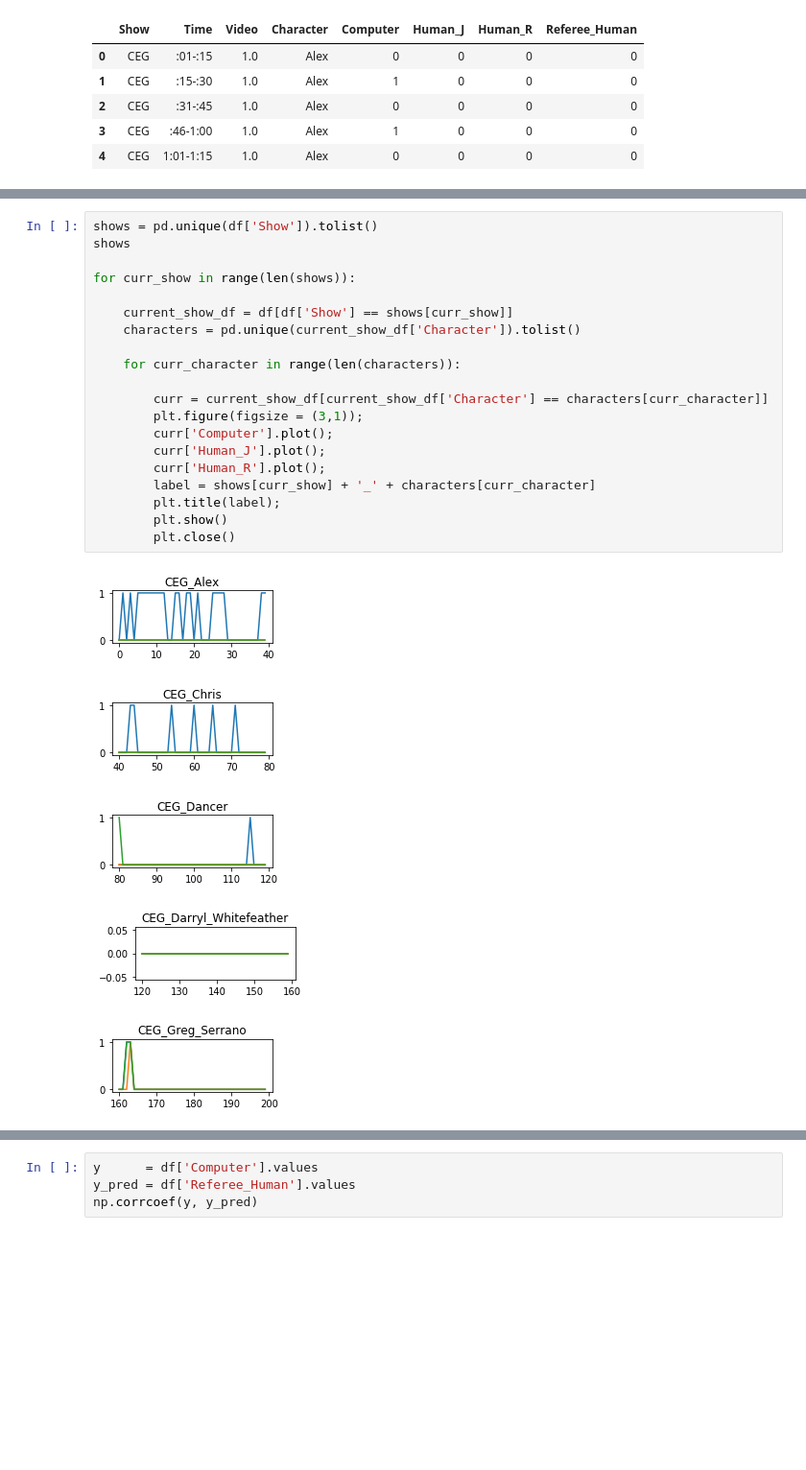
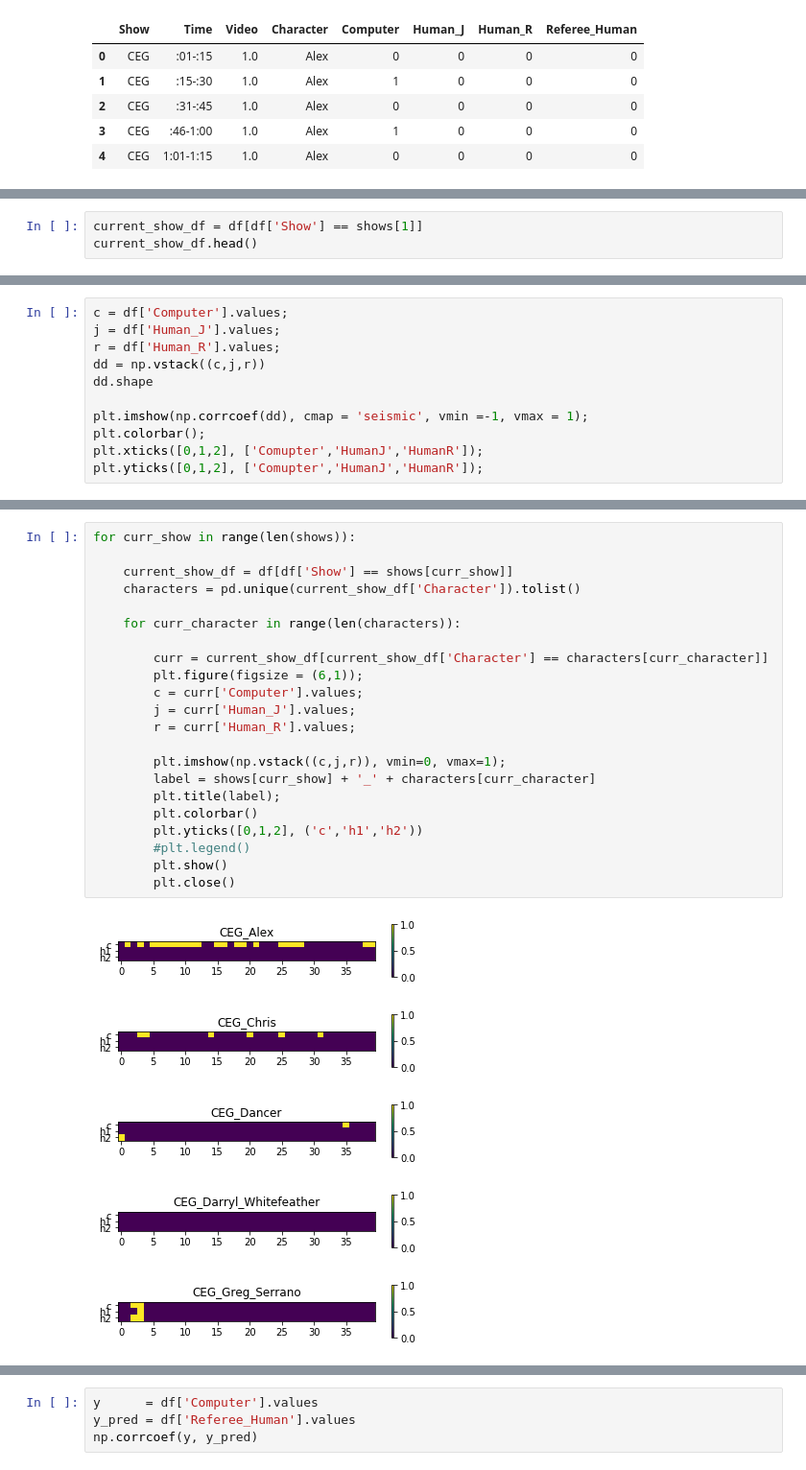
Before and after one commit to nomcomm/CRT_Validity, a Jupyter notebook: scripts/Data Analysis for Character Recognition Tool.ipynb, the cells around one changed output, grey strips where cells are left out. Shown: that part at 96% size. Saved outputs shown, nothing was run; the diff lists cells and outputs as text; blank space fills up the shorter version.

```diff
--- a/scripts/Data Analysis for Character Recognition Tool.ipynb
+++ b/scripts/Data Analysis for Character Recognition Tool.ipynb
@@ -18,0 +24,3 @@ df.head()
+# %%
+current_show_df = df[df['Show'] == shows[1]]
+current_show_df.head()
@@ -18,0 +40,11 @@ df.head()
+# %%
+c = df['Computer'].values;
+j = df['Human_J'].values;
+r = df['Human_R'].values;
+dd = np.vstack((c,j,r))
+dd.shape
+
+plt.imshow(np.corrcoef(dd), cmap = 'seismic', vmin =-1, vmax = 1);
+plt.colorbar();
+plt.xticks([0,1,2], ['Comupter','HumanJ','HumanR']);
+plt.yticks([0,1,2], ['Comupter','HumanJ','HumanR']);
@@ -19,26 +59,28 @@ df.head()
 # %%
-shows = pd.unique(df['Show']).tolist()
-shows
-
 for curr_show in range(len(shows)):
 
     current_show_df = df[df['Show'] == shows[curr_show]]
     characters = pd.unique(current_show_df['Character']).tolist()
 
     for curr_character in range(len(characters)):
 
         curr = current_show_df[current_show_df['Character'] == characters[curr_character]]
-        plt.figure(figsize = (3,1));
-        curr['Computer'].plot();
-        curr['Human_J'].plot();
-        curr['Human_R'].plot();
+        plt.figure(figsize = (6,1));
+        c = curr['Computer'].values;
+        j = curr['Human_J'].values;
+        r = curr['Human_R'].values;
+
+        plt.imshow(np.vstack((c,j,r)), vmin=0, vmax=1);
         label = shows[curr_show] + '_' + characters[curr_character]
         plt.title(label);
+        plt.colorbar()
+        plt.yticks([0,1,2], ('c','h1','h2'))
+        #plt.legend()
         plt.show()
         plt.close()
 # %% [output]
-[figure, old version]
+[figure, new version]
-[figure, old version]
+[figure, new version]
-[figure, old version]
+[figure, new version]
-[figure, old version]
+[figure, new version]
-[figure, old version]
+[figure, new version]
```
Also changed, not shown: parts of 9 cells of this notebook, 1 other file.
